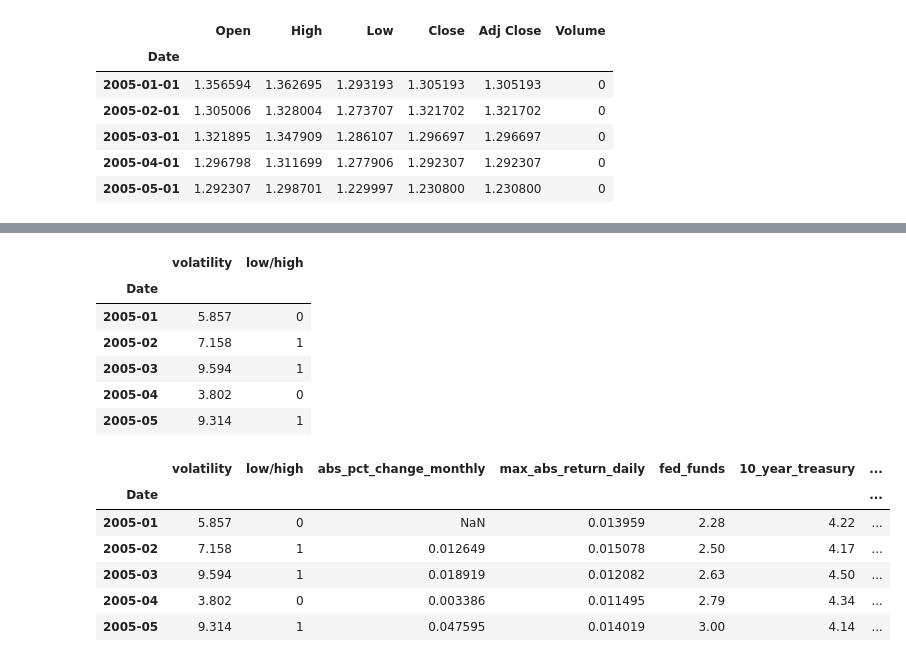
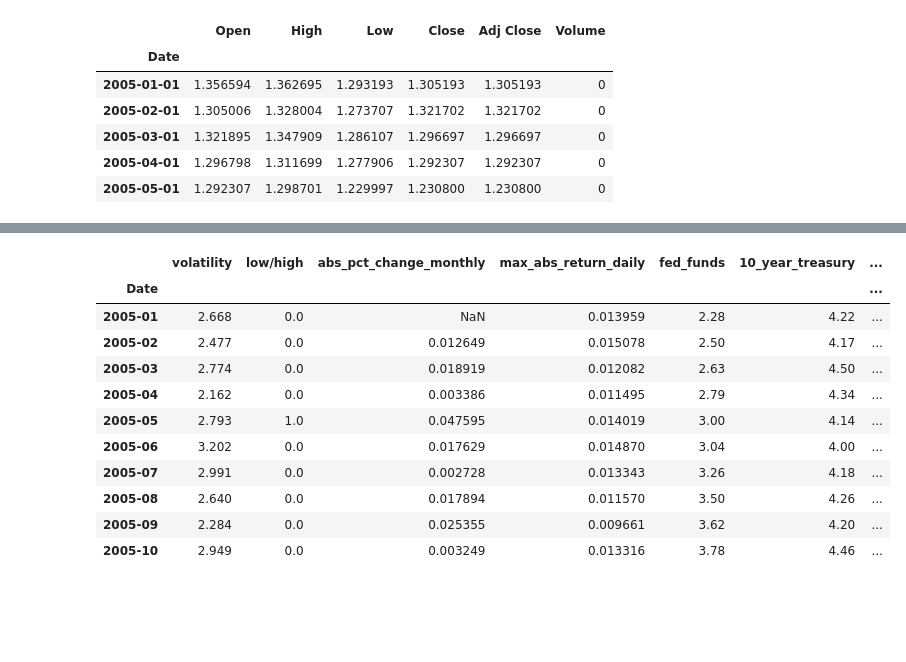
Before and after one commit to moleh13/EC48E, a Jupyter notebook: project/project.ipynb, the cells around one changed output, grey strips where cells are left out. Drawn from its saved outputs; the diff is of its cells as text; code cells hidden in the pictures; blank space fills up the shorter version.

```diff
--- a/project/project.ipynb
+++ b/project/project.ipynb
@@ -19,6 +19,8 @@ eur_usd_data_monthly = yf.download('EURUSD=X', start=start_date, end=end_date, i
 GSPC_data_monthly = yf.download('^GSPC', start='2004-12-01', end=end_date, interval='1mo')
 STOXX50E_data_monthly = pd.read_csv('csv_files/STOXX50E.csv')
 
+eur_usd_pct_change = eur_usd_data_daily['Close'].pct_change()
+
 eur_usd_data_monthly.head(5)
 # %% [output]
 [*********************100%%**********************]  1 of 1 completed
@@ -39,7 +41,7 @@ feature_set = pd.DataFrame(index=eur_usd_data_daily.resample('M').mean().index.s
 for month in feature_set.index:
     start_date = month
     end_date = pd.to_datetime(start_date) + pd.DateOffset(months=1)
-    feature_set.loc[month] = round((eur_usd_data_daily.loc[start_date:end_date].Close.std()) * (len(eur_usd_data_daily.loc[start_date:end_date]) ** (1/2)) * 100, 3)
+    feature_set.loc[month] = round((eur_usd_pct_change.loc[start_date:end_date].std()) * (len(eur_usd_pct_change.loc[start_date:end_date]) ** (1/2)) * 100, 3)
 
 feature_set['volatility'] = feature_set['volatility'].astype(float)
 # print the monthly data
@@ -69,6 +71,6 @@ print('Mean:', mean)
 print('Standard Deviation:', std)
 
 # print the ncount of the rows that are smaller than the mean + 1 std
-threshold = 6
+threshold = 3
 print(f'Number of months that have volatility smaller than {threshold}:', len(feature_set[feature_set.volatility < threshold]))
 # %% [output]
@@ -79,17 +81,23 @@ Number of months that have volatility smaller than 6: 154
 # %%
 # add a low/high column that labels the month as low or high volatility according to the threshold
 feature_set['low/high'] = np.where(feature_set.volatility < threshold, 0, 1)
+feature_set['low/high'] = feature_set['low/high'].shift(-1)
 
 # print the monthly data with the low/high column
-feature_set.head()
+feature_set.head(10)
 # %% [output]
-|  | volatility | low/high |
-| Date |  |  |
-| 2005-01 | 5.857 | 0 |
-| 2005-02 | 7.158 | 1 |
-| 2005-03 | 9.594 | 1 |
-| 2005-04 | 3.802 | 0 |
-| 2005-05 | 9.314 | 1 |
+|  | volatility | low/high | abs_pct_change_monthly | max_abs_return_daily | fed_funds | 10_year_treasury | ... |
+| Date |  |  |  |  |  |  | ... |
+| 2005-01 | 2.668 | 0.0 | NaN | 0.013959 | 2.28 | 4.22 | ... |
+| 2005-02 | 2.477 | 0.0 | 0.012649 | 0.015078 | 2.50 | 4.17 | ... |
+| 2005-03 | 2.774 | 0.0 | 0.018919 | 0.012082 | 2.63 | 4.50 | ... |
+| 2005-04 | 2.162 | 0.0 | 0.003386 | 0.011495 | 2.79 | 4.34 | ... |
+| 2005-05 | 2.793 | 1.0 | 0.047595 | 0.014019 | 3.00 | 4.14 | ... |
+| 2005-06 | 3.202 | 0.0 | 0.017629 | 0.014870 | 3.04 | 4.00 | ... |
+| 2005-07 | 2.991 | 0.0 | 0.002728 | 0.013343 | 3.26 | 4.18 | ... |
+| 2005-08 | 2.640 | 0.0 | 0.017894 | 0.011570 | 3.50 | 4.26 | ... |
+| 2005-09 | 2.284 | 0.0 | 0.025355 | 0.009661 | 3.62 | 4.20 | ... |
+| 2005-10 | 2.949 | 0.0 | 0.003249 | 0.013316 | 3.78 | 4.46 | ... |
 # %%
 # adding related features to the monthly data
 
@@ -134,14 +142,3 @@ feature_set['stoxx50_return'] = np.array(STOXX50E_data_monthly[STOXX50E_data_mon
 
 # add the difference between the S&P 500 and STOXX 50 returns
 feature_set['sp500_stoxx50_diff'] = feature_set['sp500_return'] - feature_set['stoxx50_return']
-# %%
-# printing feature set
-feature_set.head()
-# %% [output]
-|  | volatility | low/high | abs_pct_change_monthly | max_abs_return_daily | fed_funds | 10_year_treasury | ... |
-| Date |  |  |  |  |  |  | ... |
-| 2005-01 | 5.857 | 0 | NaN | 0.013959 | 2.28 | 4.22 | ... |
-| 2005-02 | 7.158 | 1 | 0.012649 | 0.015078 | 2.50 | 4.17 | ... |
-| 2005-03 | 9.594 | 1 | 0.018919 | 0.012082 | 2.63 | 4.50 | ... |
-| 2005-04 | 3.802 | 0 | 0.003386 | 0.011495 | 2.79 | 4.34 | ... |
-| 2005-05 | 9.314 | 1 | 0.047595 | 0.014019 | 3.00 | 4.14 | ... |
```
Also changed, not shown: parts of 14 cells of this notebook, 2 other files.
